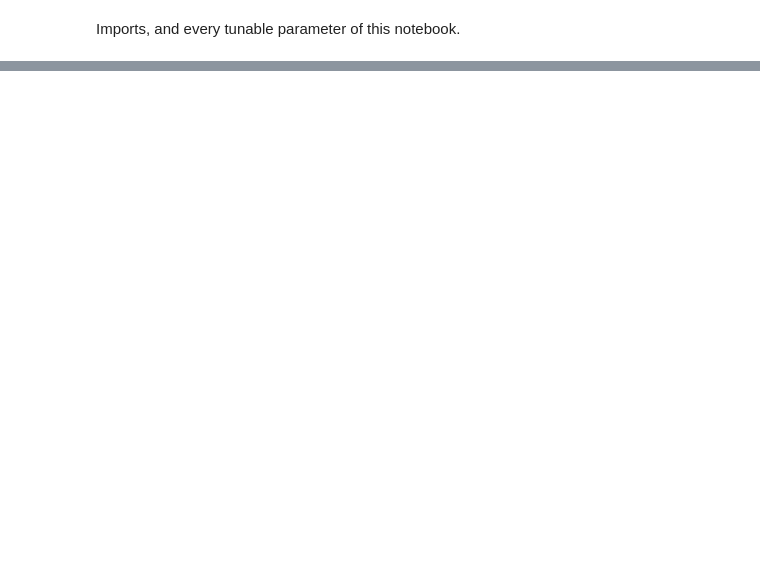
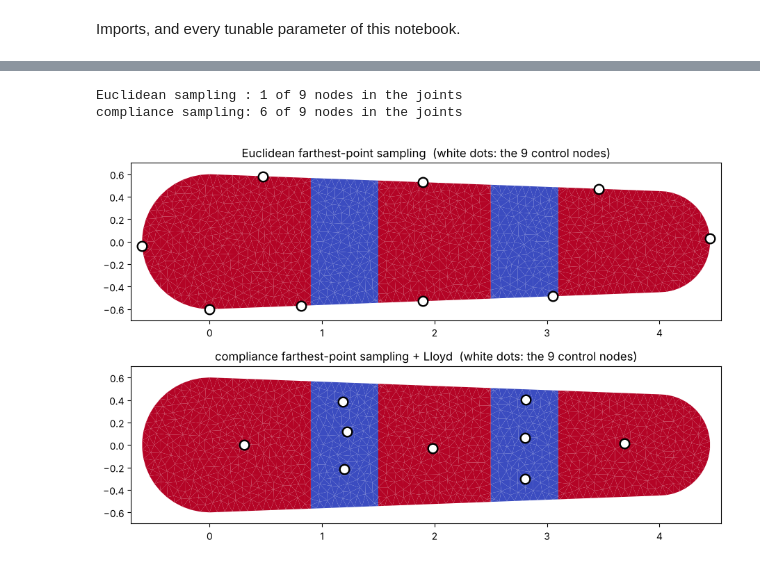
Before and after one commit to otmanon/simkit-tutorials, a Jupyter notebook: 026_sparse_meshless_models.ipynb, the cells around one changed output, grey strips where cells are left out. Drawn from its saved outputs; the diff is of its cells as text; code cells hidden in the pictures; blank space fills up the shorter version.

```diff
--- a/026_sparse_meshless_models.ipynb
+++ b/026_sparse_meshless_models.ipynb
@@ -378,19 +15,0 @@ solve, while the skinning subspace strains nothing.
-# %%
-lims = utils.auto_limits(list(sag.values()), pad=0.25)
-names = list(spaces)
-fig, axes = plt.subplots(2, 2, figsize=(13, 6.2))
-for ax, name in zip(axes[0], names[1:]):
-    utils.plot_mesh_overlay(ax, {names[0]: x_full, name: sag[name]}, T,
-                            colors={names[0]: "#fcbba1", name: space_colors[name]}, lws={names[0]: 3.0, name: 0.7},
-                            pin_pts=X[pin_idx], lims=lims, title=f"sag under gravity: {name.split('  ')[0]}")
-    ax.legend(loc="lower left", fontsize=8)
-area_ratio = {name: np.linalg.det((ops["J"] @ x.reshape(-1, 1)).reshape(-1, dim, dim)) for name, x in sag.items()}
-norm = TwoSlopeNorm(vmin=0.8, vcenter=1.0, vmax=1.2)
-for ax, name in zip(axes[1], names[1:]):
-    utils.plot_scalar_field(ax, X, T, area_ratio[name], cmap="RdBu_r", norm=norm, edges=False, label="area ratio",
-                            title=f"$\\det F$ on the rest beam: {name.split('  ')[0]}")
-fig.suptitle("nine bones each: geometry-only weights bend the bones, material-aware frames fold the joints")
-fig.tight_layout()
-simkit.filesystem.save_figure(fig, os.path.join(RESULTS_DIR, "sag.png"),
-                              copy_to=os.path.join(MEDIA_DIR, "026_sag.png"))
-plt.show()
@@ -508,0 +151,30 @@ plt.show()
+# %%
+nodes_euclid = simkit.farthest_point_sampling(X, N_NODES)
+nodes = simkit.compliance_node_sampling(X, G_compliance, N_NODES, lloyd_iters=LLOYD_ITERS)
+
+def in_joint(idx):
+    """True for the nodes whose x lies in a joint (outside every stiff segment)."""
+    x = X[idx, 0]
+    inside = np.zeros(len(idx), dtype=bool)
+    for lo, hi in SEGMENTS:
+        inside |= (x >= lo) & (x <= hi)
+    return ~inside
+
+print(f"Euclidean sampling : {in_joint(nodes_euclid).sum()} of {N_NODES} nodes in the joints")
+print(f"compliance sampling: {in_joint(nodes).sum()} of {N_NODES} nodes in the joints")
+
+fig, axes = plt.subplots(2, 1, figsize=(12, 6.0))
+for ax, idx, name in zip(axes, [nodes_euclid, nodes], ["Euclidean farthest-point sampling",
+                                                       "compliance farthest-point sampling + Lloyd"]):
+    utils.plot_scalar_field(ax, X, T, np.log10(ym), cmap="coolwarm", edges=False, colorbar=False,
+                            title=f"{name}  (white dots: the {N_NODES} control nodes)")
+    ax.scatter(*X[idx].T, s=110, color="k", marker="o", zorder=6)
+    ax.scatter(*X[idx].T, s=50, color="w", marker="o", zorder=7)
+fig.tight_layout()
+simkit.filesystem.save_figure(fig, os.path.join(RESULTS_DIR, "nodes.png"),
+                              copy_to=os.path.join(MEDIA_DIR, "026_nodes.png"))
+plt.show()
+# %% [output]
+Euclidean sampling : 1 of 9 nodes in the joints
+compliance sampling: 6 of 9 nodes in the joints
+[figure, added]
```
Also changed, not shown: parts of 46 cells of this notebook, 10 other files.
